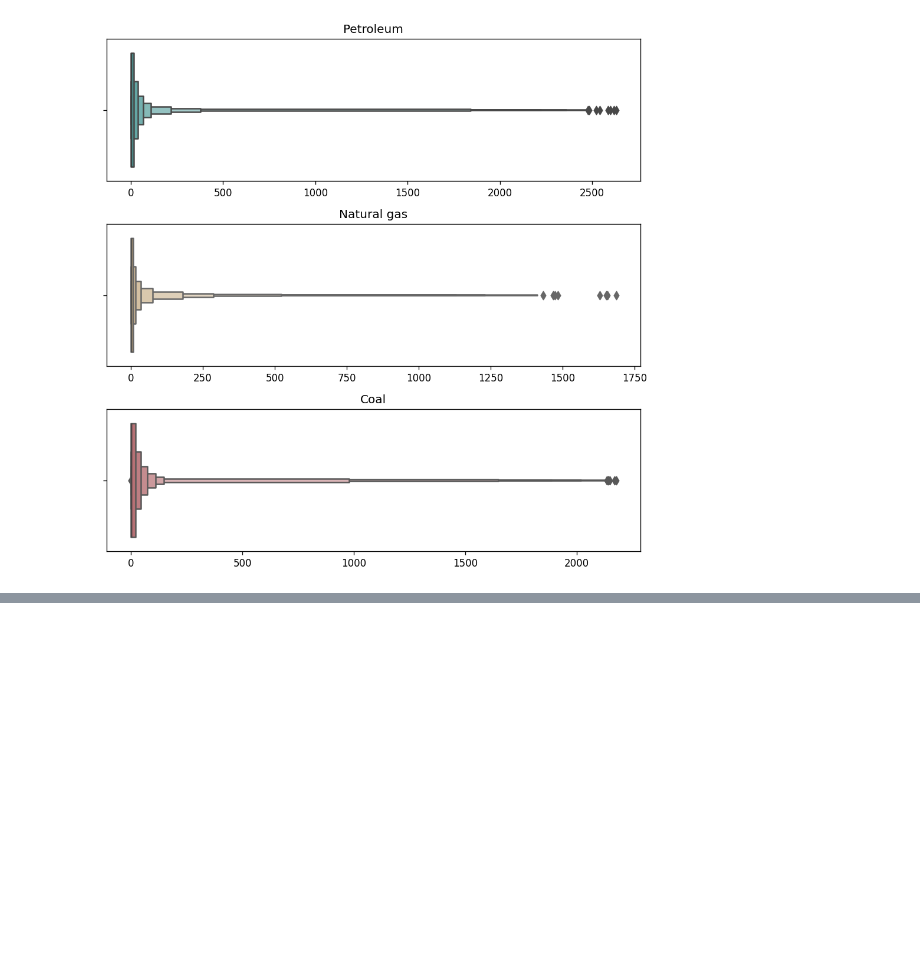
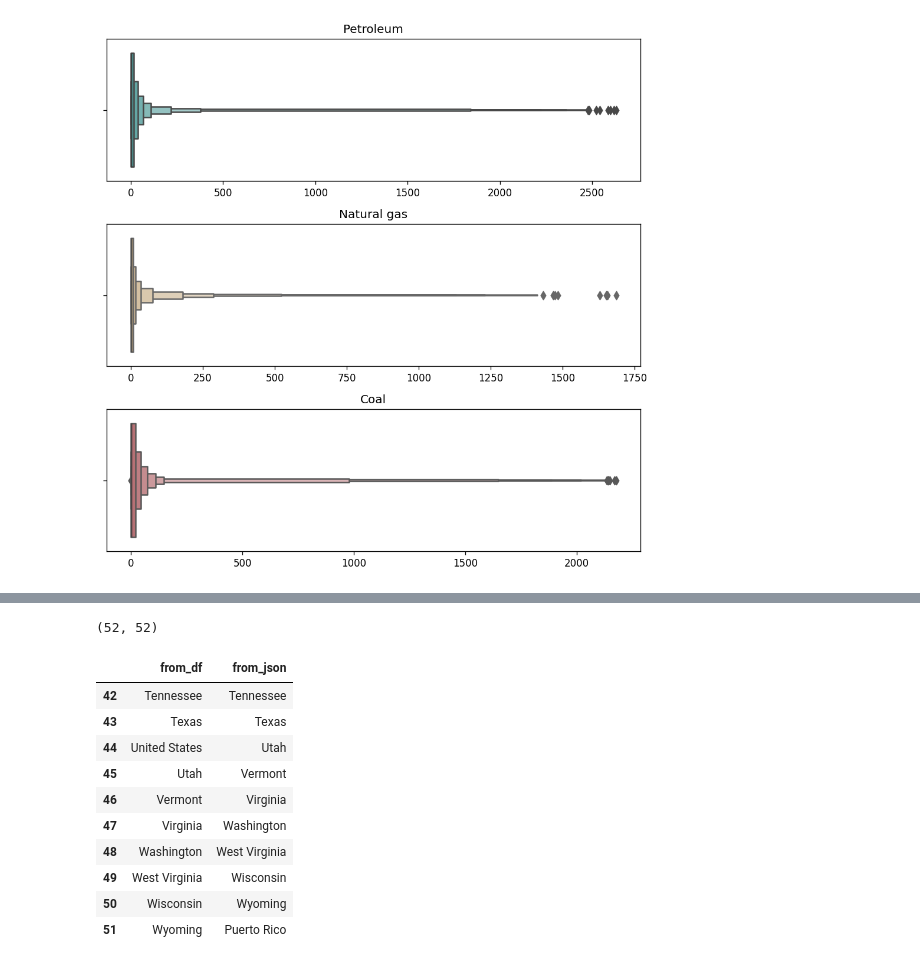
Before and after one commit to marlon-cooh/sklearn, a Jupyter notebook: emissions.ipynb, the cells around one changed output, grey strips where cells are left out. Saved outputs shown, nothing was run; the diff lists cells and outputs as text; code cells hidden in the pictures; blank space fills up the shorter version.

```diff
--- a/emissions.ipynb
+++ b/emissions.ipynb
@@ -177,0 +194,31 @@ plt.show()
+# %%
+# Loading JSON from US states.
+with open('./us_states.json', 'r') as us:
+    states = json.load(us)
+
+states_json = []
+for state in range(len(states['features'])):
+    states_json.append(states['features'][state]['properties']['name'])
+# %%
+len(states_json), len(emissions['state-name'].value_counts().keys().tolist())
+# %% [output]
+(52, 52)
+# %%
+pd.DataFrame(
+    {
+    "from_df" : emissions['state-name'].unique().tolist(),
+    "from_json" : states_json
+    }
+).tail(10) # From Utah in json, values are not matching.
+# %% [output]
+|  | from_df | from_json |
+| 42 | Tennessee | Tennessee |
+| 43 | Texas | Texas |
+| 44 | United States | Utah |
+| 45 | Utah | Vermont |
+| 46 | Vermont | Virginia |
+| 47 | Virginia | Washington |
+| 48 | Washington | West Virginia |
+| 49 | West Virginia | Wisconsin |
+| 50 | Wisconsin | Wyoming |
+| 51 | Wyoming | Puerto Rico |
```
Also changed, not shown: parts of 4 cells of this notebook, 1 other file.
